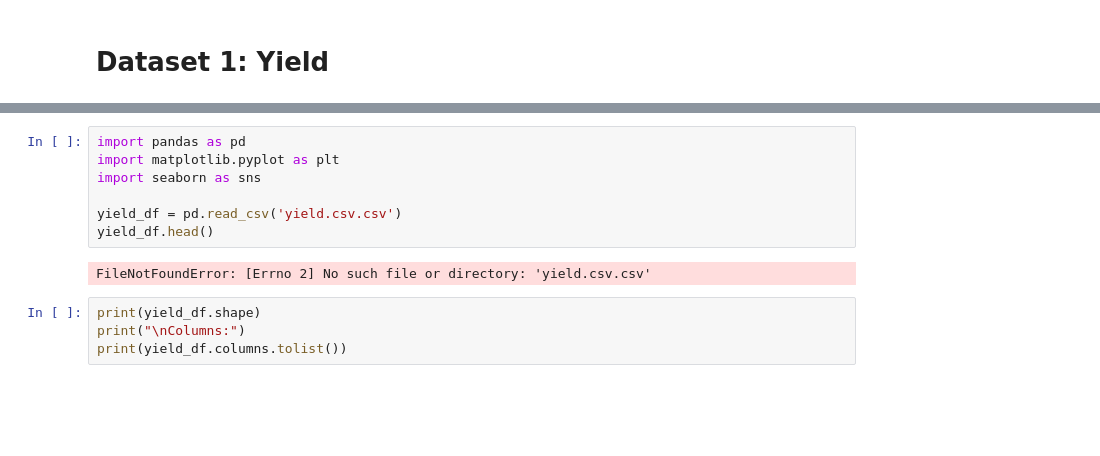
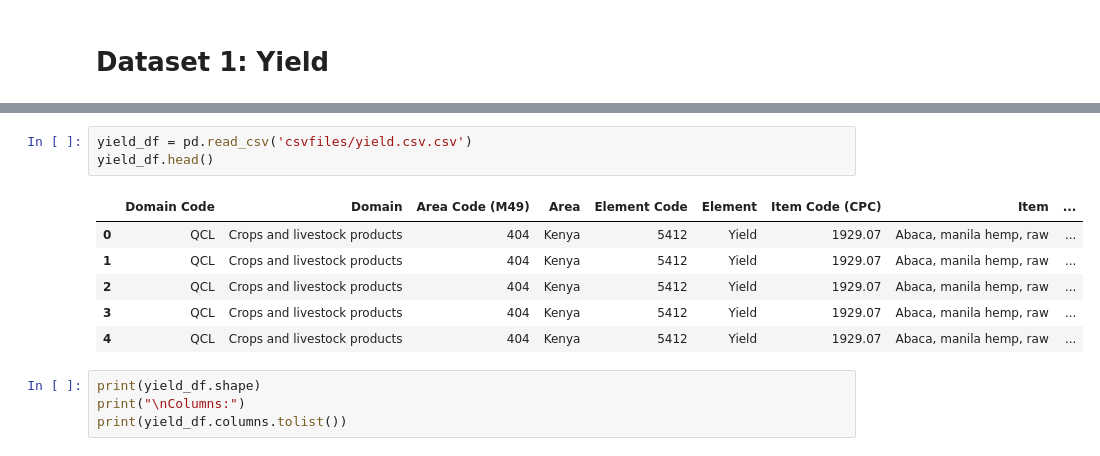
Before and after one commit to raphaelndemo/AgriBrain-Ai, a Jupyter notebook: datapreparation.ipynb, the cells around one changed output, grey strips where cells are left out. Cells and saved outputs as stored; diff of their text form; blank space fills up the shorter version.

```diff
--- a/datapreparation.ipynb
+++ b/datapreparation.ipynb
@@ -28,12 +59,13 @@ The current project will help solve the current challenges that the farmers are
 # %%
-import pandas as pd
-import matplotlib.pyplot as plt
-import seaborn as sns
-
-yield_df = pd.read_csv('yield.csv.csv')
+yield_df = pd.read_csv('csvfiles/yield.csv.csv')
 yield_df.head()
 # %% [output]
-FileNotFoundError: [Errno 2] No such file or directory: 'yield.csv.csv'
+|  | Domain Code | Domain | Area Code (M49) | Area | Element Code | Element | Item Code (CPC) | Item | ... |
+| 0 | QCL | Crops and livestock products | 404 | Kenya | 5412 | Yield | 1929.07 | Abaca, manila hemp, raw | ... |
+| 1 | QCL | Crops and livestock products | 404 | Kenya | 5412 | Yield | 1929.07 | Abaca, manila hemp, raw | ... |
+| 2 | QCL | Crops and livestock products | 404 | Kenya | 5412 | Yield | 1929.07 | Abaca, manila hemp, raw | ... |
+| 3 | QCL | Crops and livestock products | 404 | Kenya | 5412 | Yield | 1929.07 | Abaca, manila hemp, raw | ... |
+| 4 | QCL | Crops and livestock products | 404 | Kenya | 5412 | Yield | 1929.07 | Abaca, manila hemp, raw | ... |
 # %%
 print(yield_df.shape)
 print("\nColumns:")
```
Also changed, not shown: parts of 161 cells of this notebook, 1 other file.
